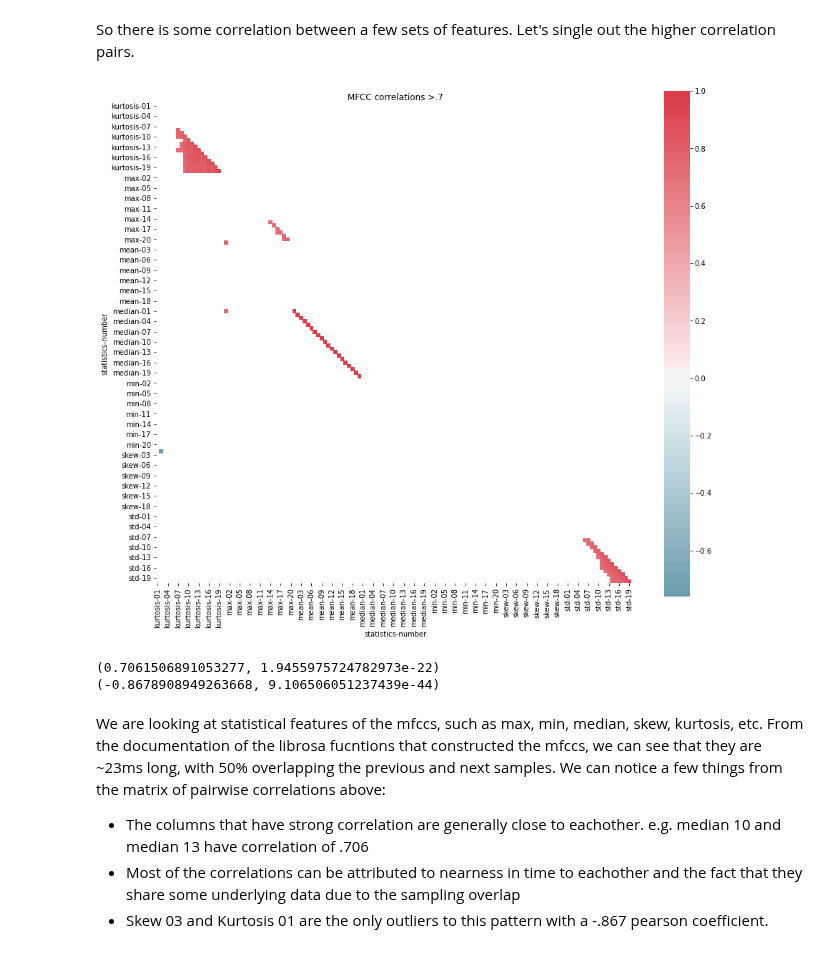
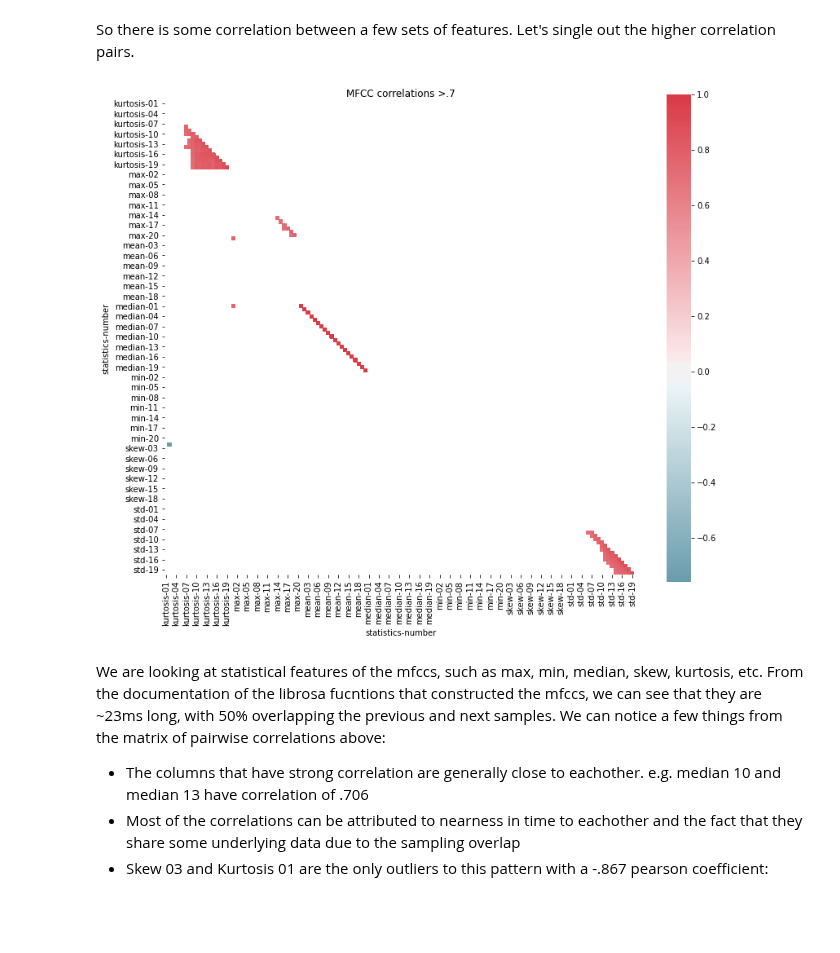
Before and after one commit to morganfry/springboard, a Jupyter notebook: Capstone Project 2/EDA_and_Inferential_Statistics.ipynb, the cells around one changed output. Saved outputs shown, nothing was run; the diff lists cells and outputs as text; code cells hidden in the pictures; blank space fills up the shorter version.

```diff
--- a/Capstone Project 2/EDA_and_Inferential_Statistics.ipynb
+++ b/Capstone Project 2/EDA_and_Inferential_Statistics.ipynb
@@ -136,26 +208,18 @@ plt.show()
 # %% [markdown]
 So there is some correlation between a few sets of features. Let's single out the higher correlation pairs.
 # %%
-f, ax = plt.subplots(figsize=(15, 13))
+f, ax = plt.subplots(figsize=(13, 11))
 cmap = sns.diverging_palette(220, 10, as_cmap=True)
 sns.heatmap(corr[np.abs(corr) >= .7],
             mask=mask,
             cmap=cmap,
             center=0,
             square=True).set_title('MFCC correlations >.7')
 plt.show()
 # %% [output]
-[figure, old version]
+[figure, new version]
-# %%
-from scipy.stats import pearsonr
-
-print(pearsonr(corr['median','10'],corr['median','13']))
-print(pearsonr(corr['kurtosis', '01'],corr['skew','01']))
-# %% [output]
-(0.7061506891053277, 1.9455975724782973e-22)
-(-0.8678908949263668, 9.106506051237439e-44)
 # %% [markdown]
 We are looking at statistical features of the mfccs, such as max, min, median, skew, kurtosis, etc. From the documentation of the librosa fucntions that constructed the mfccs, we can see that they are ~23ms long, with 50% overlapping the previous and next samples. We can notice a few things from the matrix of pairwise correlations above:
 * The columns that have strong correlation are generally close to eachother. e.g. median 10 and median 13 have correlation of .706
 * Most of the correlations can be attributed to nearness in time to eachother and the fact that they share some underlying data due to the sampling overlap
-* Skew 03 and Kurtosis 01 are the only outliers to this pattern with a -.867 pearson coefficient.
+* Skew 03 and Kurtosis 01 are the only outliers to this pattern with a -.867 pearson coefficient:
```
Also changed, not shown: parts of 19 cells of this notebook.
